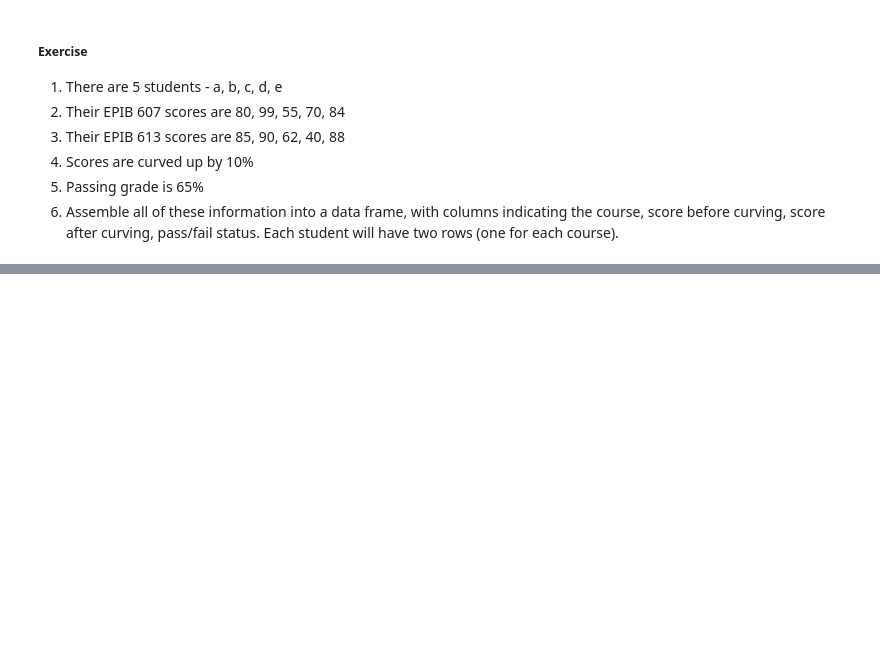
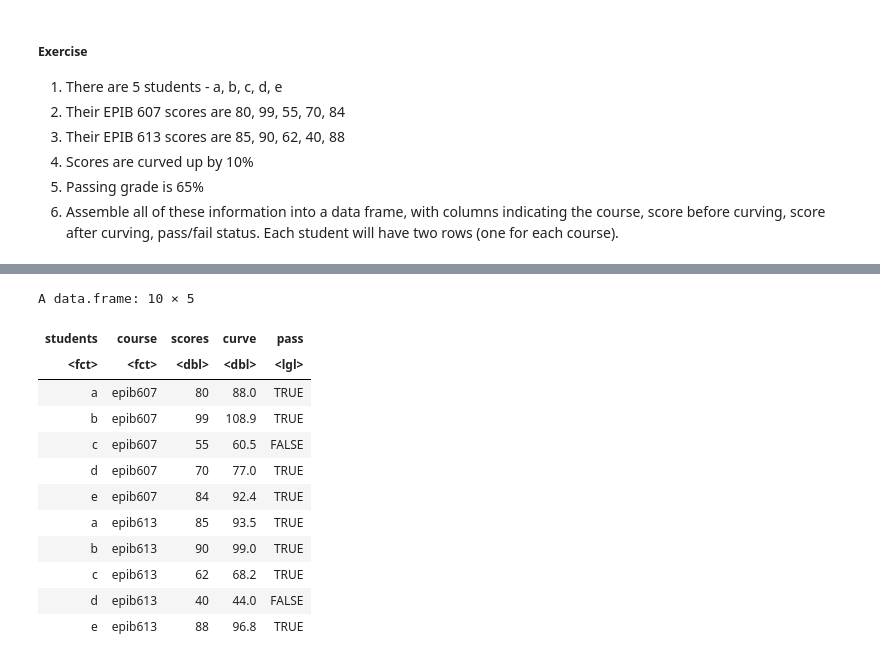
Before and after one commit to ly129/EPIB613_2020, a Jupyter notebook: Notes.ipynb, the cells around one changed output, grey strips where cells are left out. Drawn from its saved outputs; the diff is of its cells as text; code cells hidden in the pictures; blank space fills up the shorter version.

```diff
--- a/Notes.ipynb
+++ b/Notes.ipynb
@@ -224,8 +224,8 @@ options(digits = 7) # reset to default
 [1] 0.3333333
 [1] 0.3333333333333333148296
 # %%
-letters <- letters[1:3]; letters
-class(letters)
+letter <- letters[1:3]; letter
+class(letter)
 # %% [output]
 [1] "a" "b" "c"
 [1] "character"
@@ -700,0 +776,21 @@ TRUE + TRUE + FALSE # True = 1, False = 0.
+# %%
+students <- c(rep(letters[1:5], times = 2))
+scores <-  c(80, 99, 55, 70, 84, 85, 90, 62, 40, 88)
+course <- rep(c("epib607", "epib613"), each = 5)
+curve <- scores*1.1
+pass <- curve >= 65
+df <- data.frame(students, course, scores, curve, pass); df
+# %% [output]
+A data.frame: 10 × 5
+| students | course | scores | curve | pass |
+| <fct> | <fct> | <dbl> | <dbl> | <lgl> |
+| a | epib607 | 80 | 88.0 | TRUE |
+| b | epib607 | 99 | 108.9 | TRUE |
+| c | epib607 | 55 | 60.5 | FALSE |
+| d | epib607 | 70 | 77.0 | TRUE |
+| e | epib607 | 84 | 92.4 | TRUE |
+| a | epib613 | 85 | 93.5 | TRUE |
+| b | epib613 | 90 | 99.0 | TRUE |
+| c | epib613 | 62 | 68.2 | TRUE |
+| d | epib613 | 40 | 44.0 | FALSE |
+| e | epib613 | 88 | 96.8 | TRUE |
```
Also changed, not shown: parts of 17 cells of this notebook, 2 other files.
